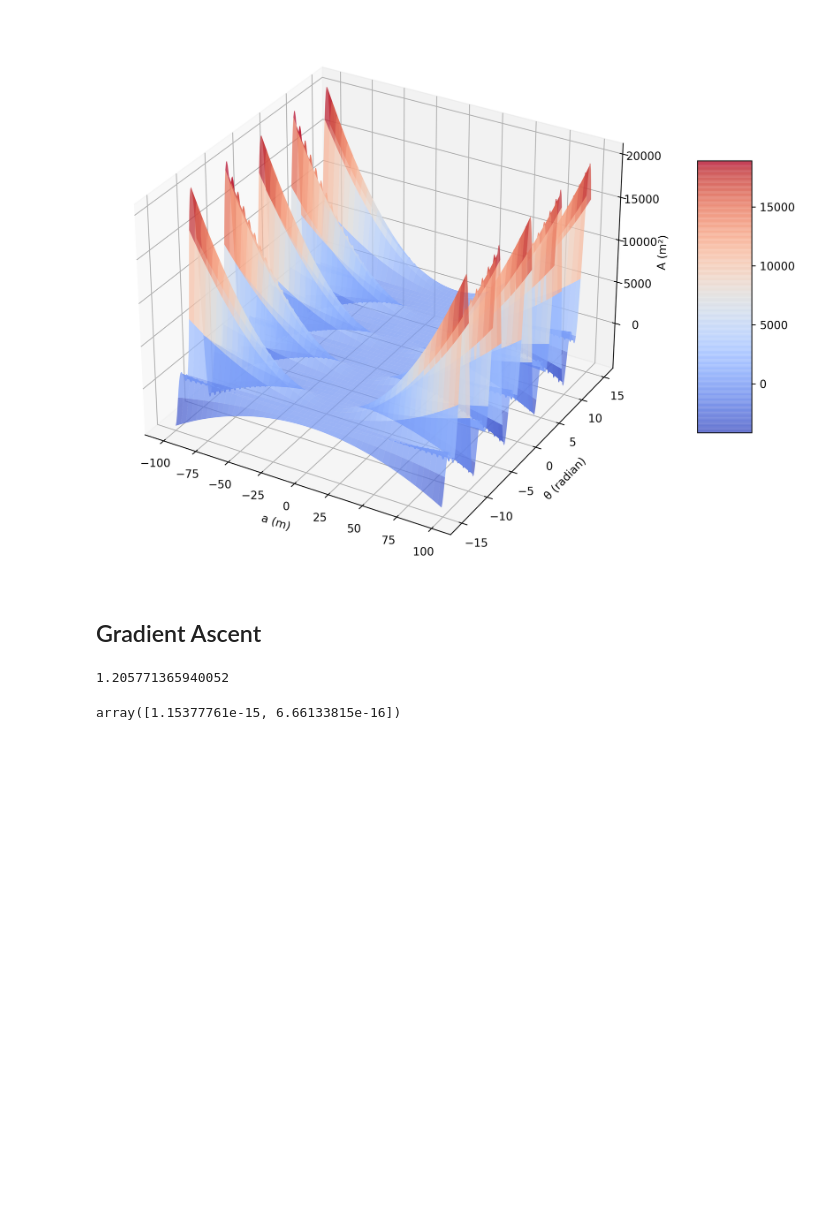
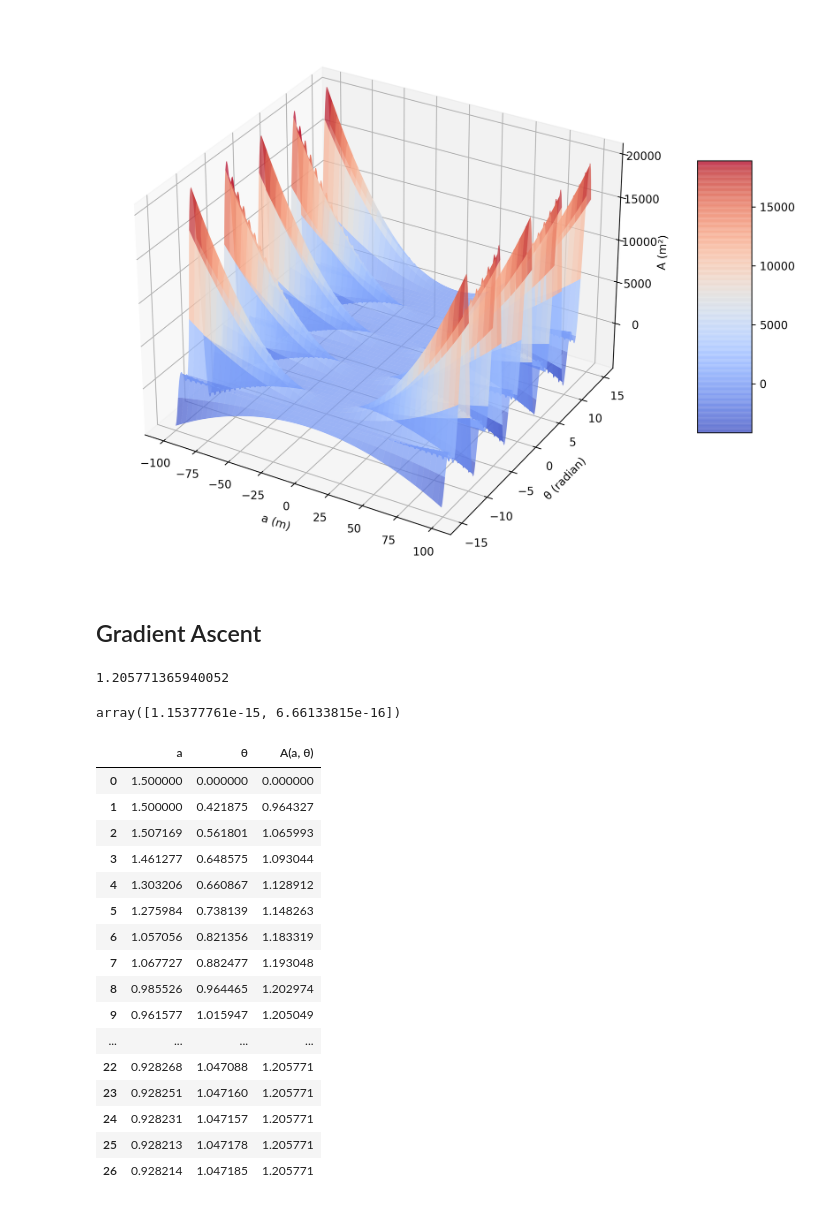
Before and after one commit to Munchic/cs166, a Jupyter notebook: cs164-assignment-1.ipynb, the cells around one changed output. Drawn from its saved outputs; the diff is of its cells as text; code cells hidden in the pictures; blank space fills up the shorter version.

```diff
--- a/cs164-assignment-1.ipynb
+++ b/cs164-assignment-1.ipynb
@@ -112,0 +118,28 @@ def grad_ascent(x_start, f, gradient, armijo=True, alpha=0.1, eps=1e-10, max_ite
+# %%
+converge_table = pd.DataFrame(
+    {
+        "a": hist_x[:, 0],
+        "θ": hist_x[:, 1],
+        "A(a, θ)": hist_f
+    }
+)
+
+converge_table
+# %% [output]
+|  | a | θ | A(a, θ) |
+| 0 | 1.500000 | 0.000000 | 0.000000 |
+| 1 | 1.500000 | 0.421875 | 0.964327 |
+| 2 | 1.507169 | 0.561801 | 1.065993 |
+| 3 | 1.461277 | 0.648575 | 1.093044 |
+| 4 | 1.303206 | 0.660867 | 1.128912 |
+| 5 | 1.275984 | 0.738139 | 1.148263 |
+| 6 | 1.057056 | 0.821356 | 1.183319 |
+| 7 | 1.067727 | 0.882477 | 1.193048 |
+| 8 | 0.985526 | 0.964465 | 1.202974 |
+| 9 | 0.961577 | 1.015947 | 1.205049 |
+| ... | ... | ... | ... |
+| 22 | 0.928268 | 1.047088 | 1.205771 |
+| 23 | 0.928251 | 1.047160 | 1.205771 |
+| 24 | 0.928231 | 1.047157 | 1.205771 |
+| 25 | 0.928213 | 1.047178 | 1.205771 |
+| 26 | 0.928214 | 1.047185 | 1.205771 |
```
Also changed, not shown: parts of 7 cells of this notebook.
